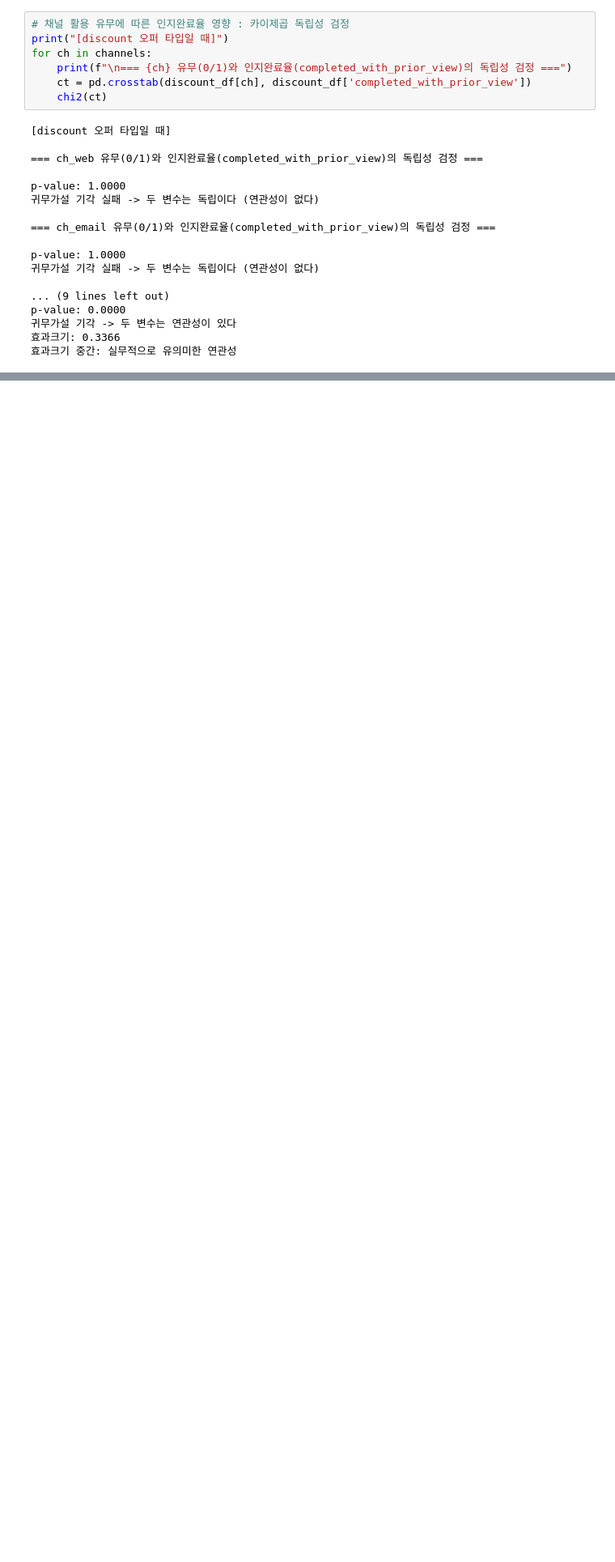
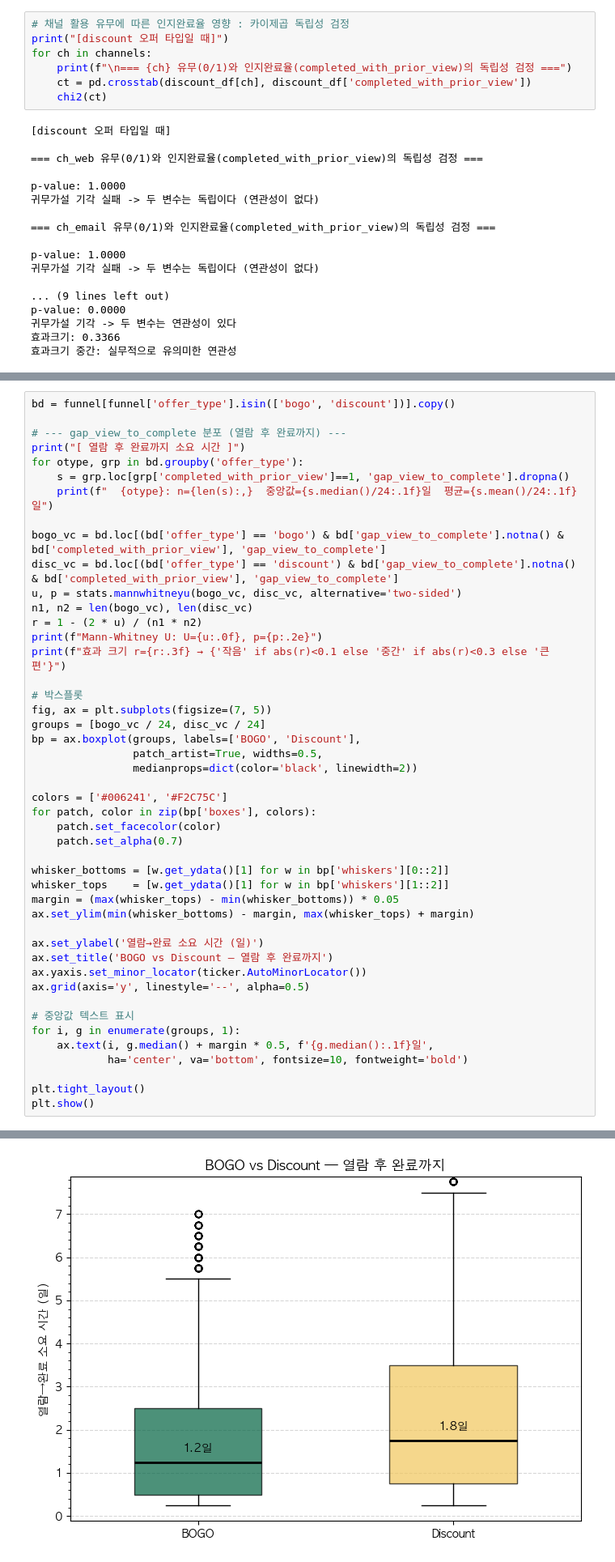
Before and after one commit to rladbstj56/practice_project, a Jupyter notebook: Myun_EDA/03_analysis_final_mine.ipynb, the cells around one changed output, grey strips where cells are left out. Shown at 81% size. Cells and saved outputs as stored; diff of their text form; blank space fills up the shorter version.

```diff
--- a/Myun_EDA/03_analysis_final_mine.ipynb
+++ b/Myun_EDA/03_analysis_final_mine.ipynb
@@ -1798,0 +2118,47 @@ p-value: 0.0000
+# %%
+bd = funnel[funnel['offer_type'].isin(['bogo', 'discount'])].copy()
+
+# --- gap_view_to_complete 분포 (열람 후 완료까지) ---
+print("[ 열람 후 완료까지 소요 시간 ]")
+for otype, grp in bd.groupby('offer_type'):
+    s = grp.loc[grp['completed_with_prior_view']==1, 'gap_view_to_complete'].dropna()
+    print(f"  {otype}: n={len(s):,}  중앙값={s.median()/24:.1f}일  평균={s.mean()/24:.1f}일")
+
+bogo_vc = bd.loc[(bd['offer_type'] == 'bogo') & bd['gap_view_to_complete'].notna() & bd['completed_with_prior_view'], 'gap_view_to_complete']
+disc_vc = bd.loc[(bd['offer_type'] == 'discount') & bd['gap_view_to_complete'].notna() & bd['completed_with_prior_view'], 'gap_view_to_complete']
+u, p = stats.mannwhitneyu(bogo_vc, disc_vc, alternative='two-sided')
+n1, n2 = len(bogo_vc), len(disc_vc)
+r = 1 - (2 * u) / (n1 * n2)
+print(f"Mann-Whitney U: U={u:.0f}, p={p:.2e}")
+print(f"효과 크기 r={r:.3f} → {'작음' if abs(r)<0.1 else '중간' if abs(r)<0.3 else '큰 편'}")
+
+# 박스플롯
+fig, ax = plt.subplots(figsize=(7, 5))
+groups = [bogo_vc / 24, disc_vc / 24]
+bp = ax.boxplot(groups, labels=['BOGO', 'Discount'],
+                patch_artist=True, widths=0.5,
+                medianprops=dict(color='black', linewidth=2))
+
+colors = ['#006241', '#F2C75C']
+for patch, color in zip(bp['boxes'], colors):
+    patch.set_facecolor(color)
+    patch.set_alpha(0.7)
+
+whisker_bottoms = [w.get_ydata()[1] for w in bp['whiskers'][0::2]]
+whisker_tops    = [w.get_ydata()[1] for w in bp['whiskers'][1::2]]
+margin = (max(whisker_tops) - min(whisker_bottoms)) * 0.05
+ax.set_ylim(min(whisker_bottoms) - margin, max(whisker_tops) + margin)
+
+ax.set_ylabel('열람→완료 소요 시간 (일)')
+ax.set_title('BOGO vs Discount — 열람 후 완료까지')
+ax.yaxis.set_minor_locator(ticker.AutoMinorLocator())
+ax.grid(axis='y', linestyle='--', alpha=0.5)
+
+# 중앙값 텍스트 표시
+for i, g in enumerate(groups, 1):
+    ax.text(i, g.median() + margin * 0.5, f'{g.median():.1f}일',
+            ha='center', va='bottom', fontsize=10, fontweight='bold')
+
+plt.tight_layout()
+plt.show()
+# %% [output]
@@ -1798,0 +2170 @@ p-value: 0.0000
+[figure, added]
```
Also changed, not shown: parts of 28 cells of this notebook.
